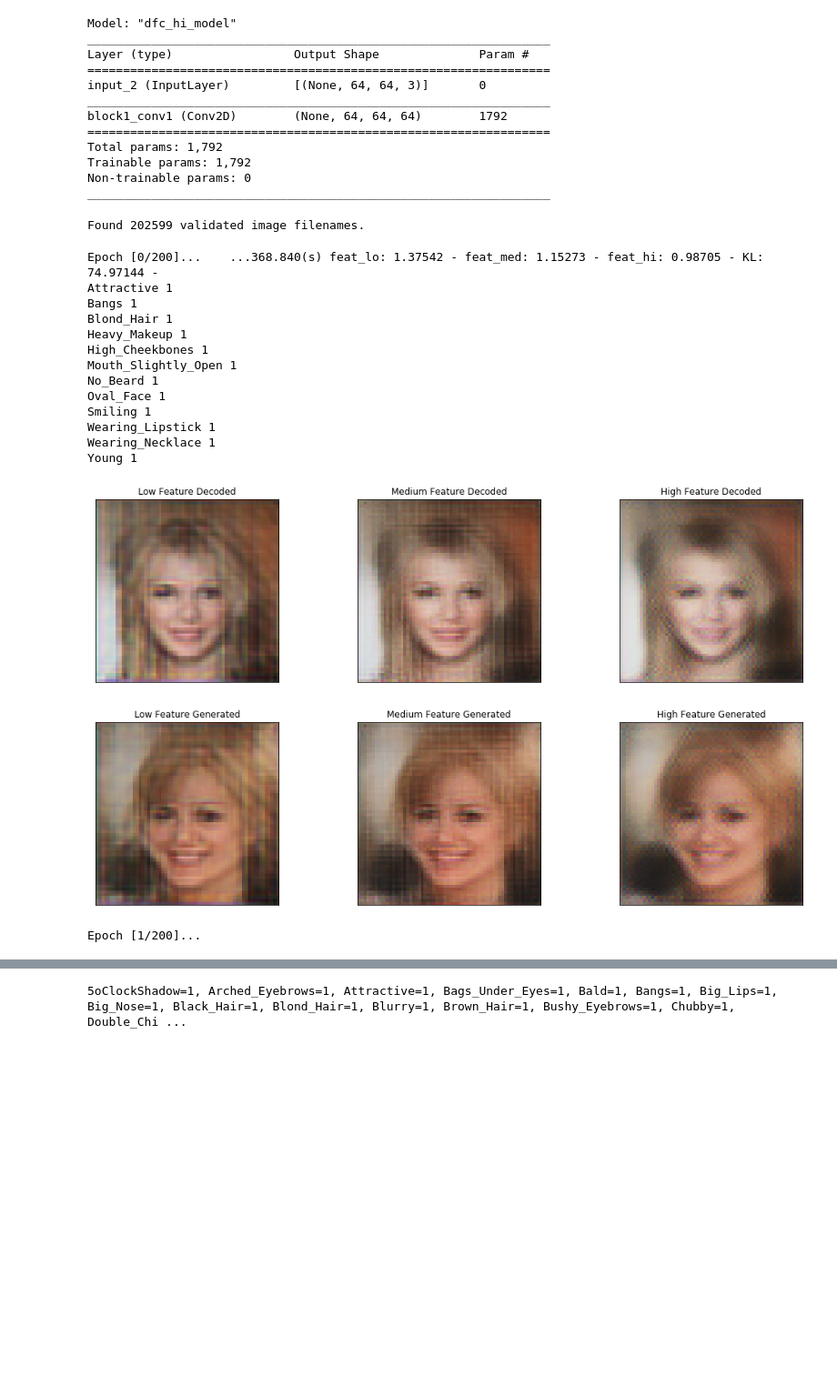
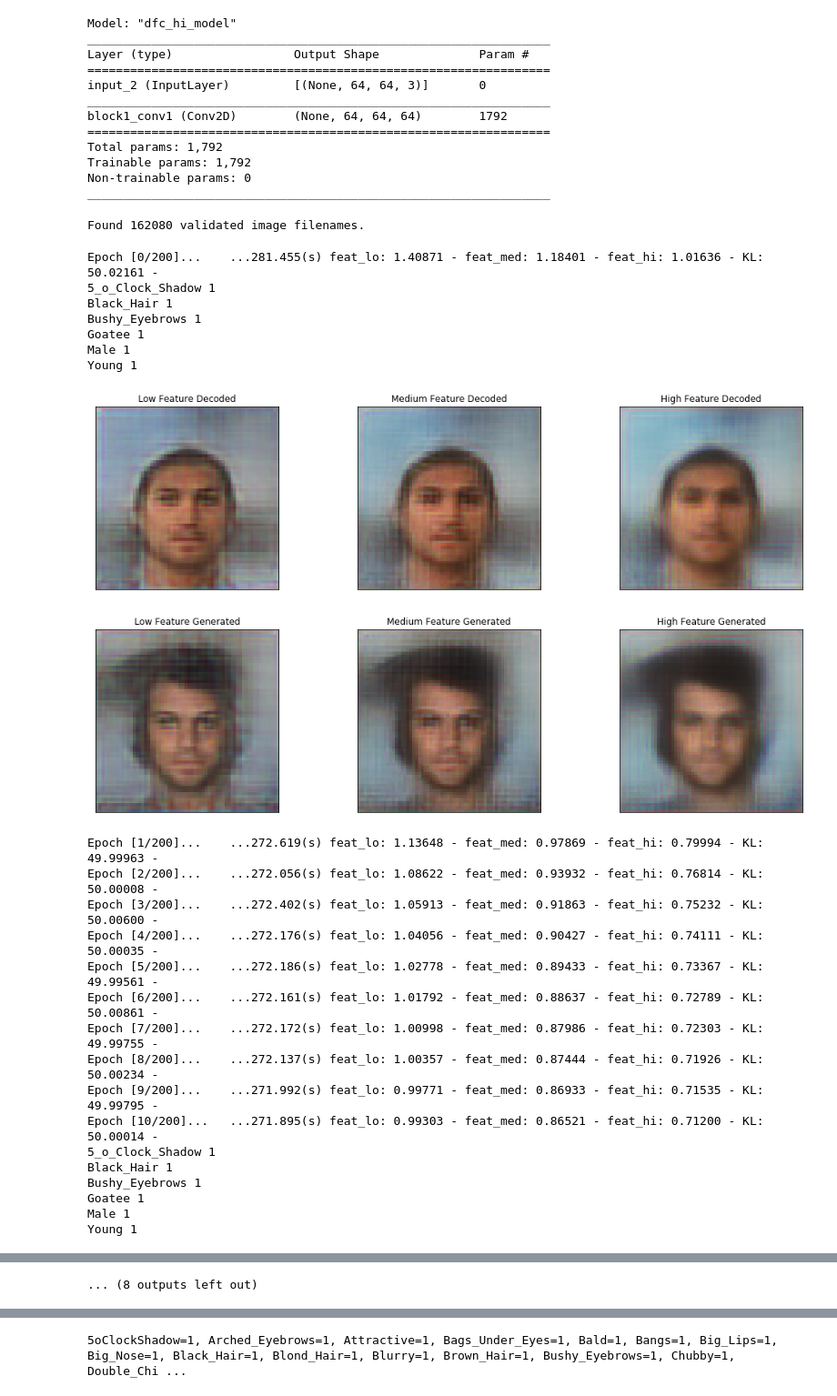
Before and after one commit to joasepul/conditional-vae, a Jupyter notebook: controlled-cvae-progressive-feature-loss-deeper-hi-res-5.ipynb, the cells around one changed output, grey strips where cells are left out. Shown at 91% size. Drawn from its saved outputs; the diff is of its cells as text; code cells hidden in the pictures; blank space fills up the shorter version.

Commit message:
add gitignore and final model

```diff
--- a/controlled-cvae-progressive-feature-loss-deeper-hi-res-5.ipynb
+++ b/controlled-cvae-progressive-feature-loss-deeper-hi-res-5.ipynb
@@ -126,13 +126,13 @@ def build_decoder():
     outputs_lo = Conv2D(3,5, strides=1, activation='tanh', padding='same', name='output_lo')(x)
 
 
-    x = Conv2D(16,1, strides=1, padding='same')(outputs_lo)
+    x = Conv2D(16,3, strides=1, padding='same')(outputs_lo)
     x = BatchNormalization()(x)
     x = LeakyReLU(0.2)(x)
     outputs_med = Conv2D(3,5, strides=1, activation='tanh', padding='same', name='output_med')(x)
 
 
-    x = Conv2D(8,1, strides=1, padding='same')(outputs_med)
+    x = Conv2D(8,3, strides=1, padding='same')(outputs_med)
     x = BatchNormalization()(x)
     x = LeakyReLU(0.2)(x)
     outputs_hi = Conv2D(3,5, strides=1, activation='tanh', padding='same', name='output_hi')(x)
@@ -270,7 +270,7 @@ def unnormalize_tanh(img):
 df = pd.read_csv('./celeba-attribs.csv')
 # %%
 training_data_generator = ImageDataGenerator(
-    validation_split=0.0,
+    validation_split=0.2,
     horizontal_flip=False,
     preprocessing_function=normalize_for_tanh)
 
@@ -283,10 +283,10 @@ training_generator = training_data_generator.flow_from_dataframe(
     target_size=(64, 64),
     subset='training',
     shuffle=True,
-    batch_size=202599,
+    batch_size=162080,
     class_mode='raw')
 # %% [output]
-Found 202599 validated image filenames.
+Found 162080 validated image filenames.
 # %%
 def encode_to_attribs(encoded):
     for present, attrib in zip(encoded, list(df.columns[1:])):
@@ -448,13 +448,13 @@ k_i = 0.0001
 i_t = 0
 beta_max = 1.0
 beta_min = 0.0
-desired_kl = 75
+desired_kl = 50
 beta = 0.0
 
 
 
 
-model_type = f'200kimgs-controlled-kl-progressive-conv-cvae-{desired_kl}kl'
+model_type = f'controlled-kl-progressive-3x3-conv-cvae-{desired_kl}kl'
 
 
 
@@ -601,45 +601,54 @@ with tf.device('gpu:0'):
             gen_img_lo = unnormalize_tanh(gen_img_lo).reshape((64,64,3))
             gen_img_med = unnormalize_tanh(gen_img_med).reshape((64,64,3))
             gen_img_hi = unnormalize_tanh(gen_img_hi).reshape((64,64,3))
             fig, ax = plt.subplots(nrows=1, ncols=3)
             fig.tight_layout()
             fig.set_figwidth(15)
             ax[0].imshow(gen_img_lo)
             ax[0].set_title('Low Feature Generated')
             ax[0].get_yaxis().set_visible(False)
             ax[0].get_xaxis().set_visible(False)
             ax[1].imshow(gen_img_med)
             ax[1].get_yaxis().set_visible(False)
             ax[1].get_xaxis().set_visible(False)
             ax[1].set_title('Medium Feature Generated')
             ax[2].imshow(gen_img_hi)
             ax[2].get_yaxis().set_visible(False)
             ax[2].get_xaxis().set_visible(False)
             ax[2].set_title('High Feature Generated')
             plt.savefig(figure_model_path / f'generated-{epoch}.png')
             plt.show()
 
 
         if epoch % checkpoint_at_every == 0 and epoch != 0:
             print(f'checkpointing at epoch: {epoch}')
             decoder.save_weights((checkpoints_model_path / f'epoch-{epoch}-{model_type}-decoder-weights.h5').as_posix())
             decoder.save((checkpoints_model_path / f'epoch-{epoch}-{model_type}-decoder.h5').as_posix())
             encoder.save_weights((checkpoints_model_path / f'epoch-{epoch}-{model_type}-encoder-weights.h5').as_posix())
             encoder.save((checkpoints_model_path / f'epoch-{epoch}-{model_type}-encoder.h5').as_posix())
 # %% [output]
-Epoch [0/200]...    ...368.840(s) feat_lo: 1.37542 - feat_med: 1.15273 - feat_hi: 0.98705 - KL: 74.97144 -
-Attractive 1
-Bangs 1
-Blond_Hair 1
-Heavy_Makeup 1
-High_Cheekbones 1
-Mouth_Slightly_Open 1
-No_Beard 1
-Oval_Face 1
-Smiling 1
-Wearing_Lipstick 1
-Wearing_Necklace 1
+Epoch [0/200]...    ...281.455(s) feat_lo: 1.40871 - feat_med: 1.18401 - feat_hi: 1.01636 - KL: 50.02161 -
+5_o_Clock_Shadow 1
+Black_Hair 1
+Bushy_Eyebrows 1
+Goatee 1
+Male 1
 Young 1
-[figure, old version]
+[figure, new version]
-[figure, old version]
+[figure, new version]
-Epoch [1/200]...
+Epoch [1/200]...    ...272.619(s) feat_lo: 1.13648 - feat_med: 0.97869 - feat_hi: 0.79994 - KL: 49.99963 -
+Epoch [2/200]...    ...272.056(s) feat_lo: 1.08622 - feat_med: 0.93932 - feat_hi: 0.76814 - KL: 50.00008 -
+Epoch [3/200]...    ...272.402(s) feat_lo: 1.05913 - feat_med: 0.91863 - feat_hi: 0.75232 - KL: 50.00600 -
+Epoch [4/200]...    ...272.176(s) feat_lo: 1.04056 - feat_med: 0.90427 - feat_hi: 0.74111 - KL: 50.00035 -
+Epoch [5/200]...    ...272.186(s) feat_lo: 1.02778 - feat_med: 0.89433 - feat_hi: 0.73367 - KL: 49.99561 -
+Epoch [6/200]...    ...272.161(s) feat_lo: 1.01792 - feat_med: 0.88637 - feat_hi: 0.72789 - KL: 50.00861 -
+Epoch [7/200]...    ...272.172(s) feat_lo: 1.00998 - feat_med: 0.87986 - feat_hi: 0.72303 - KL: 49.99755 -
+Epoch [8/200]...    ...272.137(s) feat_lo: 1.00357 - feat_med: 0.87444 - feat_hi: 0.71926 - KL: 50.00234 -
+Epoch [9/200]...    ...271.992(s) feat_lo: 0.99771 - feat_med: 0.86933 - feat_hi: 0.71535 - KL: 49.99795 -
+Epoch [10/200]...   ...271.895(s) feat_lo: 0.99303 - feat_med: 0.86521 - feat_hi: 0.71200 - KL: 50.00014 -
+5_o_Clock_Shadow 1
+Black_Hair 1
+Bushy_Eyebrows 1
+Goatee 1
+Male 1
+Young 1
@@ -646,3 +693,4 @@ Epoch [1/200]...
+... (8 outputs left out)
 # %%
 def normalize(loss_list):
     loss_list = np.array(loss_list)
```
Also changed, not shown: parts of 4 cells of this notebook, 3 other files.
